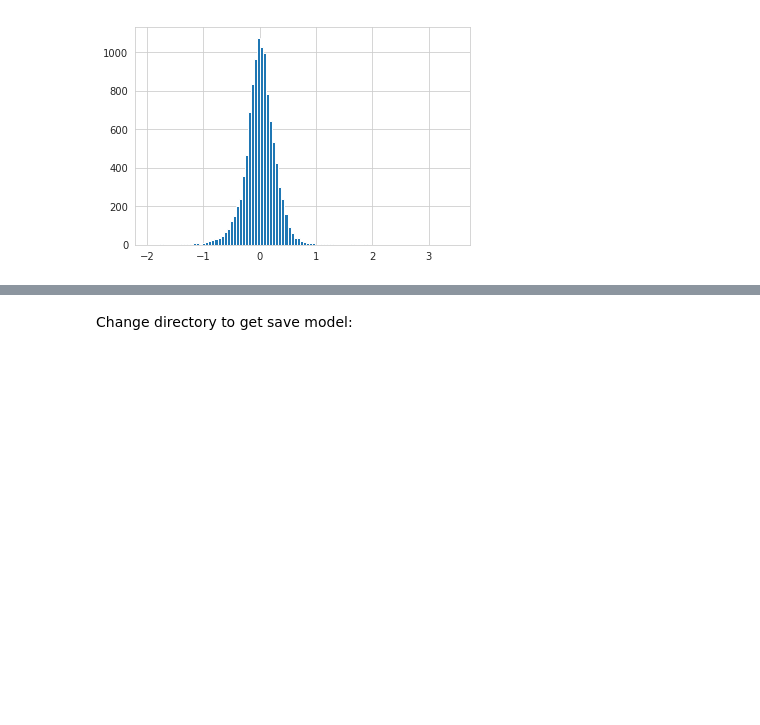
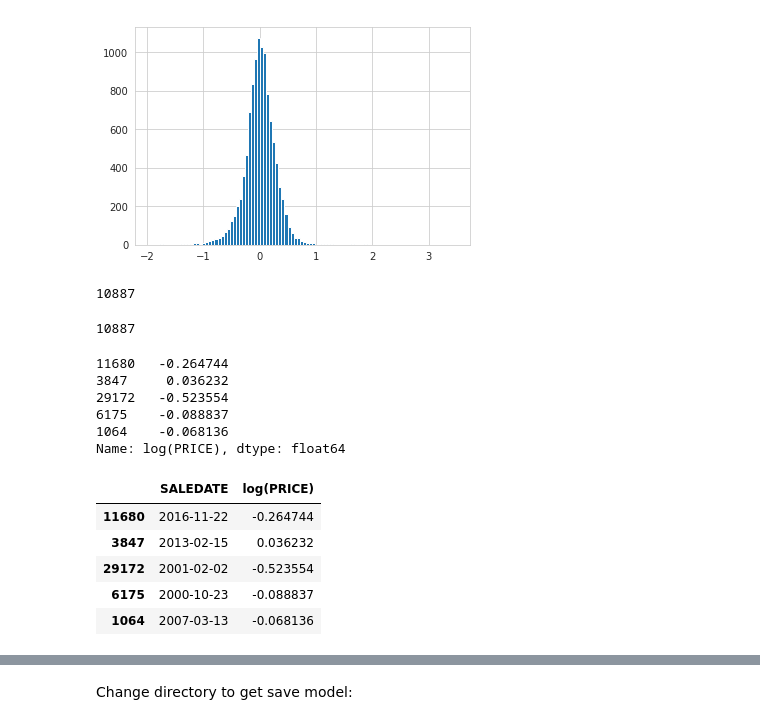
Before and after one commit to nt-ds/dc-residential-properties-analysis, a Jupyter notebook: eda/2.0-sc-logistic.ipynb, the cells around one changed output, grey strips where cells are left out. Saved outputs shown, nothing was run; the diff lists cells and outputs as text; code cells hidden in the pictures; blank space fills up the shorter version.

```diff
--- a/eda/2.0-sc-logistic.ipynb
+++ b/eda/2.0-sc-logistic.ipynb
@@ -187,0 +189,5 @@ X_saledate.drop("SALEDATE", axis=1, inplace=True)
+# %%
+X_train_log_price_saledate, X_test_log_price_saledate, y_train_log_price_saledate, y_test_log_price_saledate = train_test_split(X_saledate,
+                                                                                                                y_log_price,
+                                                                                                                test_size=0.2,
+                                                                                                                random_state=756413)
@@ -245,3 +253,31 @@ res.hist(bins=100)
 # %% [output]
 <matplotlib.axes._subplots.AxesSubplot at 0x...>
 [figure]
+# %%
+len(res)
+# %% [output]
+10887
+# %%
+len(X_test_log_price_saledate)
+# %% [output]
+10887
+# %%
+res.head()
+# %% [output]
+11680   -0.264744
+3847     0.036232
+29172   -0.523554
+6175    -0.088837
+1064    -0.068136
+Name: log(PRICE), dtype: float64
+# %%
+resSaleDate = pd.concat([X_test_log_price_saledate.SALEDATE,res], axis=1)
+# %%
+resSaleDate.head()
+# %% [output]
+|  | SALEDATE | log(PRICE) |
+| 11680 | 2016-11-22 | -0.264744 |
+| 3847 | 2013-02-15 | 0.036232 |
+| 29172 | 2001-02-02 | -0.523554 |
+| 6175 | 2000-10-23 | -0.088837 |
+| 1064 | 2007-03-13 | -0.068136 |
```
Also changed, not shown: parts of 11 cells of this notebook.
